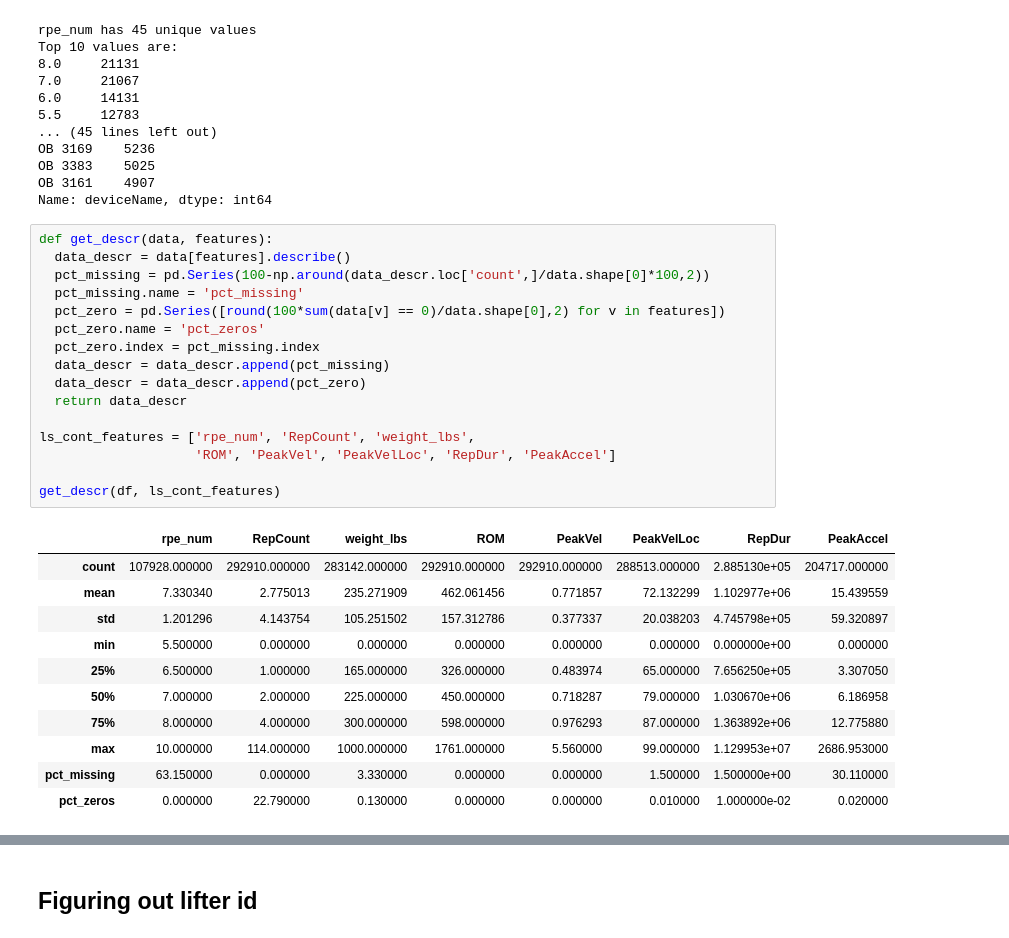
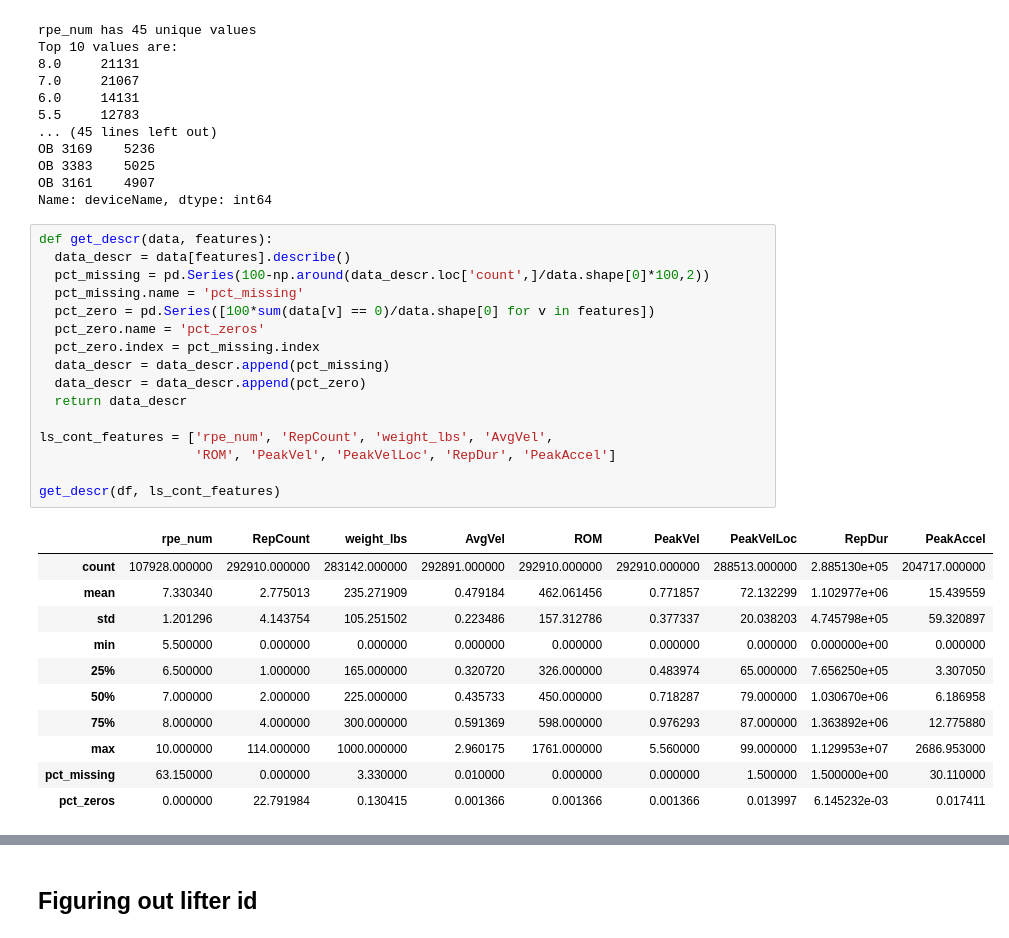
Before and after one commit to YuliaZamriy/W207_Group_Project, a Jupyter notebook: w207_openbarbell_lifter_segmentation.ipynb, the cells around one changed output, grey strips where cells are left out. Drawn from its saved outputs; the diff is of its cells as text.

```diff
--- a/w207_openbarbell_lifter_segmentation.ipynb
+++ b/w207_openbarbell_lifter_segmentation.ipynb
@@ -144,31 +150,31 @@ Name: deviceName, dtype: int64
 # %%
 def get_descr(data, features):
   data_descr = data[features].describe()
   pct_missing = pd.Series(100-np.around(data_descr.loc['count',]/data.shape[0]*100,2))
   pct_missing.name = 'pct_missing'
-  pct_zero = pd.Series([round(100*sum(data[v] == 0)/data.shape[0],2) for v in features])
+  pct_zero = pd.Series([100*sum(data[v] == 0)/data.shape[0] for v in features])
   pct_zero.name = 'pct_zeros'
   pct_zero.index = pct_missing.index
   data_descr = data_descr.append(pct_missing)
   data_descr = data_descr.append(pct_zero)
   return data_descr
 
-ls_cont_features = ['rpe_num', 'RepCount', 'weight_lbs',
+ls_cont_features = ['rpe_num', 'RepCount', 'weight_lbs', 'AvgVel',
                     'ROM', 'PeakVel', 'PeakVelLoc', 'RepDur', 'PeakAccel']
 
 get_descr(df, ls_cont_features)
 # %% [output]
-|  | rpe_num | RepCount | weight_lbs | ROM | PeakVel | PeakVelLoc | RepDur | PeakAccel |
-| count | 107928.000000 | 292910.000000 | 283142.000000 | 292910.000000 | 292910.000000 | 288513.000000 | 2.885130e+05 | 204717.000000 |
-| mean | 7.330340 | 2.775013 | 235.271909 | 462.061456 | 0.771857 | 72.132299 | 1.102977e+06 | 15.439559 |
-| std | 1.201296 | 4.143754 | 105.251502 | 157.312786 | 0.377337 | 20.038203 | 4.745798e+05 | 59.320897 |
-| min | 5.500000 | 0.000000 | 0.000000 | 0.000000 | 0.000000 | 0.000000 | 0.000000e+00 | 0.000000 |
-| 25% | 6.500000 | 1.000000 | 165.000000 | 326.000000 | 0.483974 | 65.000000 | 7.656250e+05 | 3.307050 |
-| 50% | 7.000000 | 2.000000 | 225.000000 | 450.000000 | 0.718287 | 79.000000 | 1.030670e+06 | 6.186958 |
-| 75% | 8.000000 | 4.000000 | 300.000000 | 598.000000 | 0.976293 | 87.000000 | 1.363892e+06 | 12.775880 |
-| max | 10.000000 | 114.000000 | 1000.000000 | 1761.000000 | 5.560000 | 99.000000 | 1.129953e+07 | 2686.953000 |
-| pct_missing | 63.150000 | 0.000000 | 3.330000 | 0.000000 | 0.000000 | 1.500000 | 1.500000e+00 | 30.110000 |
-| pct_zeros | 0.000000 | 22.790000 | 0.130000 | 0.000000 | 0.000000 | 0.010000 | 1.000000e-02 | 0.020000 |
+|  | rpe_num | RepCount | weight_lbs | AvgVel | ROM | PeakVel | PeakVelLoc | RepDur | PeakAccel |
+| count | 107928.000000 | 292910.000000 | 283142.000000 | 292891.000000 | 292910.000000 | 292910.000000 | 288513.000000 | 2.885130e+05 | 204717.000000 |
+| mean | 7.330340 | 2.775013 | 235.271909 | 0.479184 | 462.061456 | 0.771857 | 72.132299 | 1.102977e+06 | 15.439559 |
+| std | 1.201296 | 4.143754 | 105.251502 | 0.223486 | 157.312786 | 0.377337 | 20.038203 | 4.745798e+05 | 59.320897 |
+| min | 5.500000 | 0.000000 | 0.000000 | 0.000000 | 0.000000 | 0.000000 | 0.000000 | 0.000000e+00 | 0.000000 |
+| 25% | 6.500000 | 1.000000 | 165.000000 | 0.320720 | 326.000000 | 0.483974 | 65.000000 | 7.656250e+05 | 3.307050 |
+| 50% | 7.000000 | 2.000000 | 225.000000 | 0.435733 | 450.000000 | 0.718287 | 79.000000 | 1.030670e+06 | 6.186958 |
+| 75% | 8.000000 | 4.000000 | 300.000000 | 0.591369 | 598.000000 | 0.976293 | 87.000000 | 1.363892e+06 | 12.775880 |
+| max | 10.000000 | 114.000000 | 1000.000000 | 2.960175 | 1761.000000 | 5.560000 | 99.000000 | 1.129953e+07 | 2686.953000 |
+| pct_missing | 63.150000 | 0.000000 | 3.330000 | 0.010000 | 0.000000 | 0.000000 | 1.500000 | 1.500000e+00 | 30.110000 |
+| pct_zeros | 0.000000 | 22.791984 | 0.130415 | 0.001366 | 0.001366 | 0.001366 | 0.013997 | 6.145232e-03 | 0.017411 |
 # %%
 def plot_multi_hist(data, features):
   nrows = len(features)//2
```
Also changed, not shown: parts of 17 cells of this notebook.
